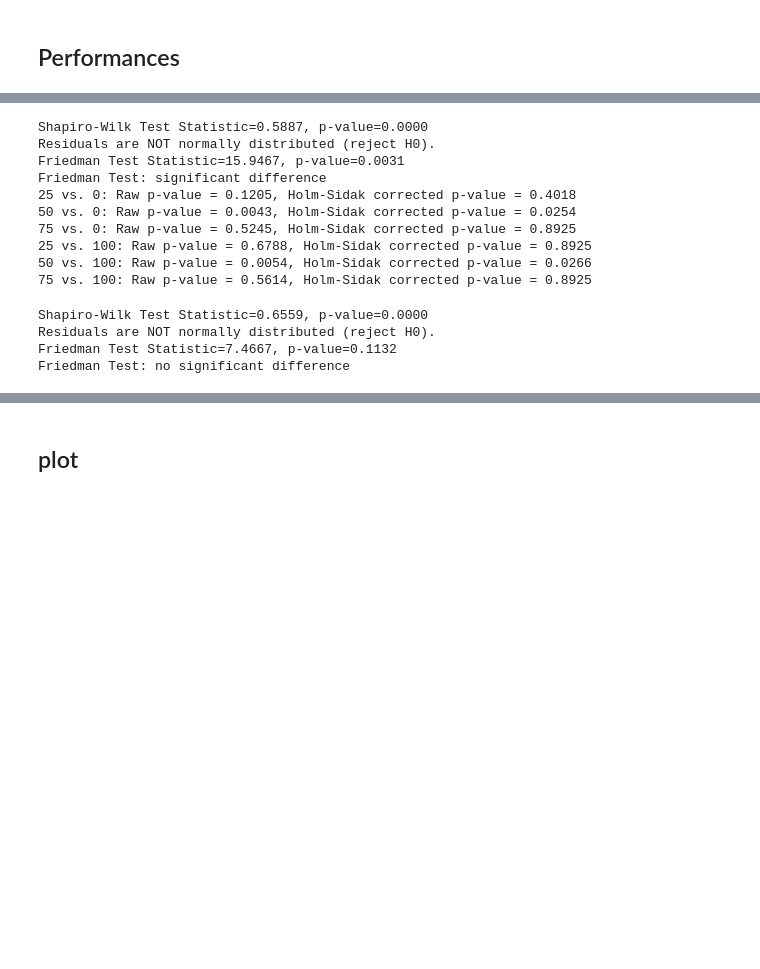
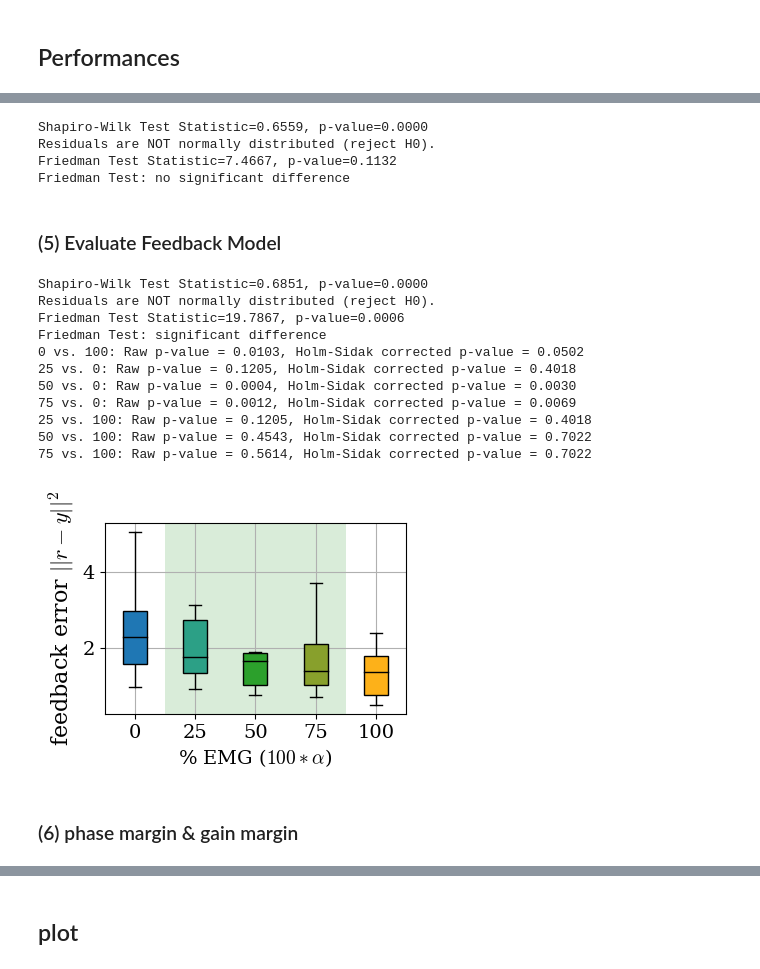
Before and after one commit to sburden-group/sensorimotor_fusion, a Jupyter notebook: analysis/Multimodal paper/20250218_performance.ipynb, the cells around one changed output, grey strips where cells are left out. Drawn from its saved outputs; the diff is of its cells as text; code cells hidden in the pictures; blank space fills up the shorter version.

```diff
--- a/analysis/Multimodal paper/20250218_performance.ipynb
+++ b/analysis/Multimodal paper/20250218_performance.ipynb
@@ -281,8 +324,7 @@ last_trials = trial_num - 5 # removing the first 5 trials
 # %%
-# (1) time domain r-y
 datas = []
 for cond in range(condition_num):
-    datas.append( np.mean((rs[:,cond,-last_trials:] - ys[:,cond,-last_trials:])**2,axis = (1,2)) )#mean across all trials and timestamps
+    datas.append( np.mean((100*rs[:,cond,-last_trials:] - 100*ys[:,cond,-last_trials:])**2,axis = (1,2)) )#mean across all trials and timestamps
 stats_test(datas)
 ALL.append(datas)
 # %% [output]
@@ -319,20 +380,14 @@ Friedman Test: significant difference
 # %%
-# (3) freq domain, non-stimulated freqs
 datas = []
-indices = np.setdiff1d(np.arange(0,11), IX) # non-stimulus freqs below 0.25hz
-TF = Rs[:,:,-last_trials:,indices] - Ys[:,:,-last_trials:,indices] # R-Y below 0.25 Hz, all freqs
+TF = F[:,:,-last_trials//2:,:3] - (M**(-1))[:3] # at stim below 0.25 Hz
 for cond in range(condition_num):
     datas.append( np.mean((np.abs(TF[:,cond,:,:]))**2, axis = (1,2)) )#mean across all trials and freqs
 stats_test(datas)
 ALL.append(datas)
 # %% [output]
-Shapiro-Wilk Test Statistic=0.5887, p-value=0.0000
+Shapiro-Wilk Test Statistic=0.6559, p-value=0.0000
 Residuals are NOT normally distributed (reject H0).
-Friedman Test Statistic=15.9467, p-value=0.0031
-Friedman Test: significant difference
-25 vs. 0: Raw p-value = 0.1205, Holm-Sidak corrected p-value = 0.4018
-50 vs. 0: Raw p-value = 0.0043, Holm-Sidak corrected p-value = 0.0254
-75 vs. 0: Raw p-value = 0.5245, Holm-Sidak corrected p-value = 0.8925
-25 vs. 100: Raw p-value = 0.6788, Holm-Sidak corrected p-value = 0.8925
-50 vs. 100: Raw p-value = 0.0054, Holm-Sidak corrected p-value = 0.0266
-75 vs. 100: Raw p-value = 0.5614, Holm-Sidak corrected p-value = 0.8925
+Friedman Test Statistic=7.4667, p-value=0.1132
+Friedman Test: no significant difference
+# %% [markdown]
+### (5) Evaluate Feedback Model
@@ -339,14 +403,60 @@ Friedman Test: significant difference
+# %%
+# for each trial, computer FB error
+FB_outputs = np.zeros((subject_num,condition_num,trial_num,N)) # make B and M at all freqs
+for sub in range(subject_num):
+    for cond in range(condition_num):
+        for trial in range(trial_num):
+            y = feedback_output(Rs[sub,cond,trial,:],Ds[sub,cond,trial,:],B[sub,cond,trial//2,:])
+            FB_outputs[sub,cond,trial,:] = y
+FB_outputs = np.array(FB_outputs)
 # %%
-# (4) F-M^-1
 datas = []
-TF = F[:,:,-last_trials//2:,:3] - (M**(-1))[:3] # at stim below 0.25 Hz
 for cond in range(condition_num):
-    datas.append( np.mean((np.abs(TF[:,cond,:,:]))**2, axis = (1,2)) )#mean across all trials and freqs
+    datas.append( np.mean((100*rs[:,cond,-last_trials:] - 100*FB_outputs[:,cond,-last_trials:])**2,axis = (1,2)) )#mean across all trials and timestamps
 stats_test(datas)
 ALL.append(datas)
 # %% [output]
-Shapiro-Wilk Test Statistic=0.6559, p-value=0.0000
+Shapiro-Wilk Test Statistic=0.6851, p-value=0.0000
 Residuals are NOT normally distributed (reject H0).
-Friedman Test Statistic=7.4667, p-value=0.1132
-Friedman Test: no significant difference
+Friedman Test Statistic=19.7867, p-value=0.0006
+Friedman Test: significant difference
+0 vs. 100: Raw p-value = 0.0103, Holm-Sidak corrected p-value = 0.0502
+25 vs. 0: Raw p-value = 0.1205, Holm-Sidak corrected p-value = 0.4018
+50 vs. 0: Raw p-value = 0.0004, Holm-Sidak corrected p-value = 0.0030
+75 vs. 0: Raw p-value = 0.0012, Holm-Sidak corrected p-value = 0.0069
+25 vs. 100: Raw p-value = 0.1205, Holm-Sidak corrected p-value = 0.4018
+50 vs. 100: Raw p-value = 0.4543, Holm-Sidak corrected p-value = 0.7022
+75 vs. 100: Raw p-value = 0.5614, Holm-Sidak corrected p-value = 0.7022
+# %%
+labels = conditions #slider : EMG
+boxcolors = [colors['BLUE'],'#2ca086',colors['GREEN'],'#88a02c',colors['GOLD']]
+
+fig,ax = plt.subplots(figsize=(4,3))
+bplot = ax.boxplot(datas, widths = 0.4,patch_artist=True,labels=labels, showfliers=False)
+for patch, color in zip(bplot['boxes'], boxcolors): # fill with colors
+    patch.set_facecolor(color)
+for median in bplot['medians']:
+    median.set_color('black')
+# ax.set_xlabel('Manual : EMG',fontsize = 14) #add x axis labels
+ax.set_xlabel(r'% EMG ($100*\alpha$)',fontsize = 14) #add x axis labels
+face0 = ax.axvspan(1.5,4.5, facecolor='green', alpha=0.15)
+ax.set_ylabel(r'feedback error $||r-y||^2$',fontsize = 16) # add y axis label
+ax.grid('on',zorder=-1)
+
+# larger_value = np.max([np.percentile(datas[0], 90),np.percentile(datas[2], 90)]) # significant difference
+# ax.plot([1,3], [larger_value-0.004,larger_value-0.004], color='black', lw=2)
+# ax.text(2, larger_value-0.004, r'$*p<0.01$', ha='center', va='bottom', fontsize=13, color='black')
+
+# larger_value = np.max([np.percentile(datas[2], 90),np.percentile(datas[4], 90)]) # significant difference
+# ax.plot([3,5], [larger_value-0.004,larger_value-0.004], color='black', lw=2)
+# ax.text(4.25, larger_value-0.004, r'$p = 0.07$', ha='center', va='bottom', fontsize=13, color='black')
+
+# ax.set_title('average |R-Y| below crossover freqs (N = 15)')
+plt.tight_layout()
+# fig.savefig('example_sub1.svg')
+plt.show()
+# %% [output]
+[figure, added]
+# %% [markdown]
+### (6) phase margin & gain margin
 # %%
```
Also changed, not shown: parts of 28 cells of this notebook, 2 other files.
